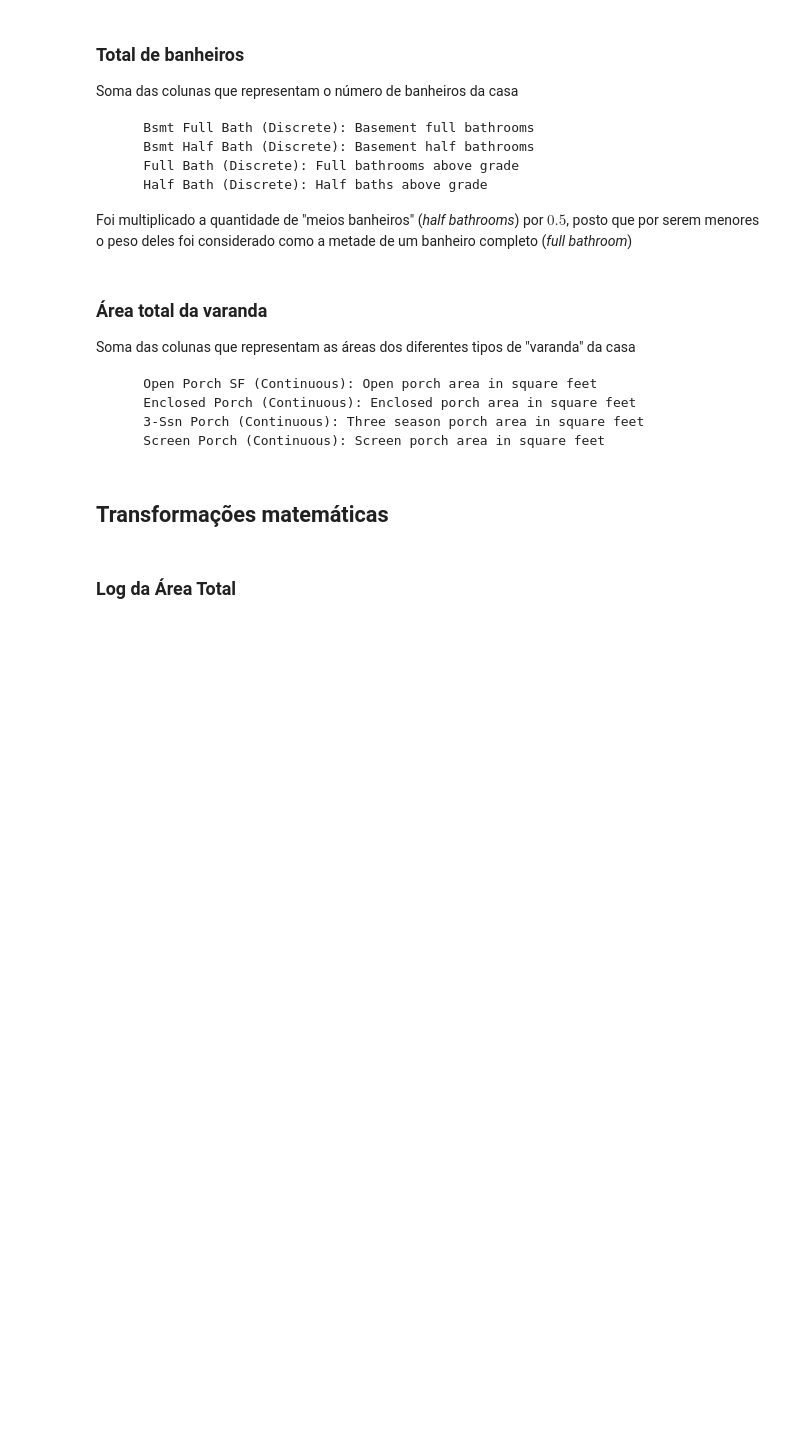
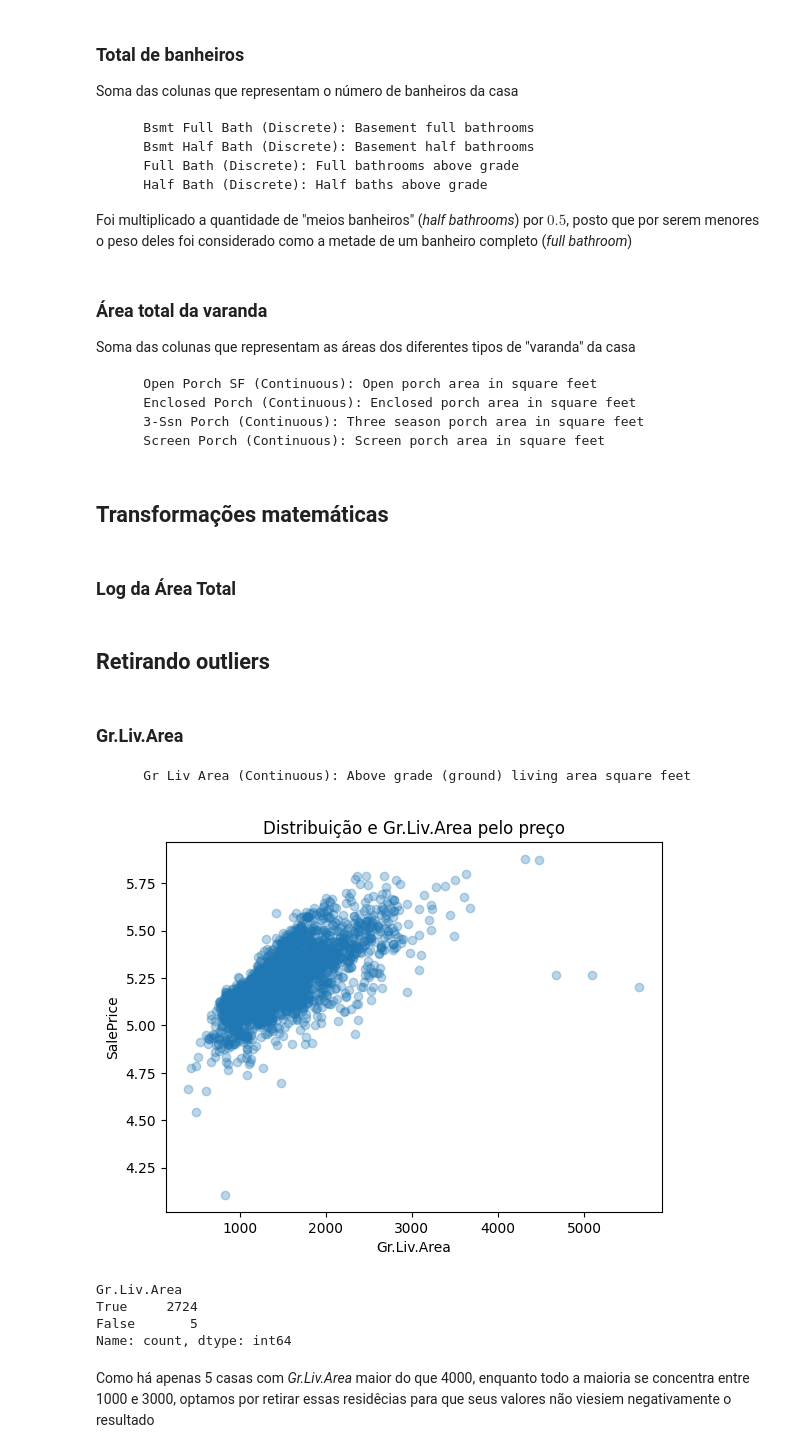
Before and after one commit to alanmath/ames, a Jupyter notebook: notebooks/02.5_agora_vai.ipynb, the cells around one changed output. Cells and saved outputs as stored; diff of their text form; code cells hidden in the pictures; blank space fills up the shorter version.

```diff
--- a/notebooks/02.5_agora_vai.ipynb
+++ b/notebooks/02.5_agora_vai.ipynb
@@ -64,2 +73,28 @@ data['TotalSFLog'] = np.log(data['TotalSF'])
+# %% [markdown]
+## Retirando outliers
+# %% [markdown]
+### Gr.Liv.Area
+
+        Gr Liv Area (Continuous): Above grade (ground) living area square feet
+# %%
+import matplotlib.pyplot as plt
+
+plt.figure()
+plt.scatter(data['Gr.Liv.Area'], data['SalePrice'], alpha=0.3)
+plt.title('Distribuição e Gr.Liv.Area pelo preço')
+plt.xlabel('Gr.Liv.Area')
+plt.ylabel('SalePrice')
+plt.show()
+# %% [output]
+[figure, added]
+# %%
+(data['Gr.Liv.Area'] < 4000).value_counts()
+# %% [output]
+Gr.Liv.Area
+True     2724
+False       5
+Name: count, dtype: int64
+# %% [markdown]
+Como há apenas 5 casas com *Gr.Liv.Area* maior do que 4000, enquanto todo a maioria se concentra entre 1000 e 3000, optamos por retirar essas residêcias para que seus valores não viesiem negativamente o resultado
 # %%
 data = data[data['Gr.Liv.Area'] < 4000]
```
Also changed, not shown: parts of 5 cells of this notebook, 1 other file.
